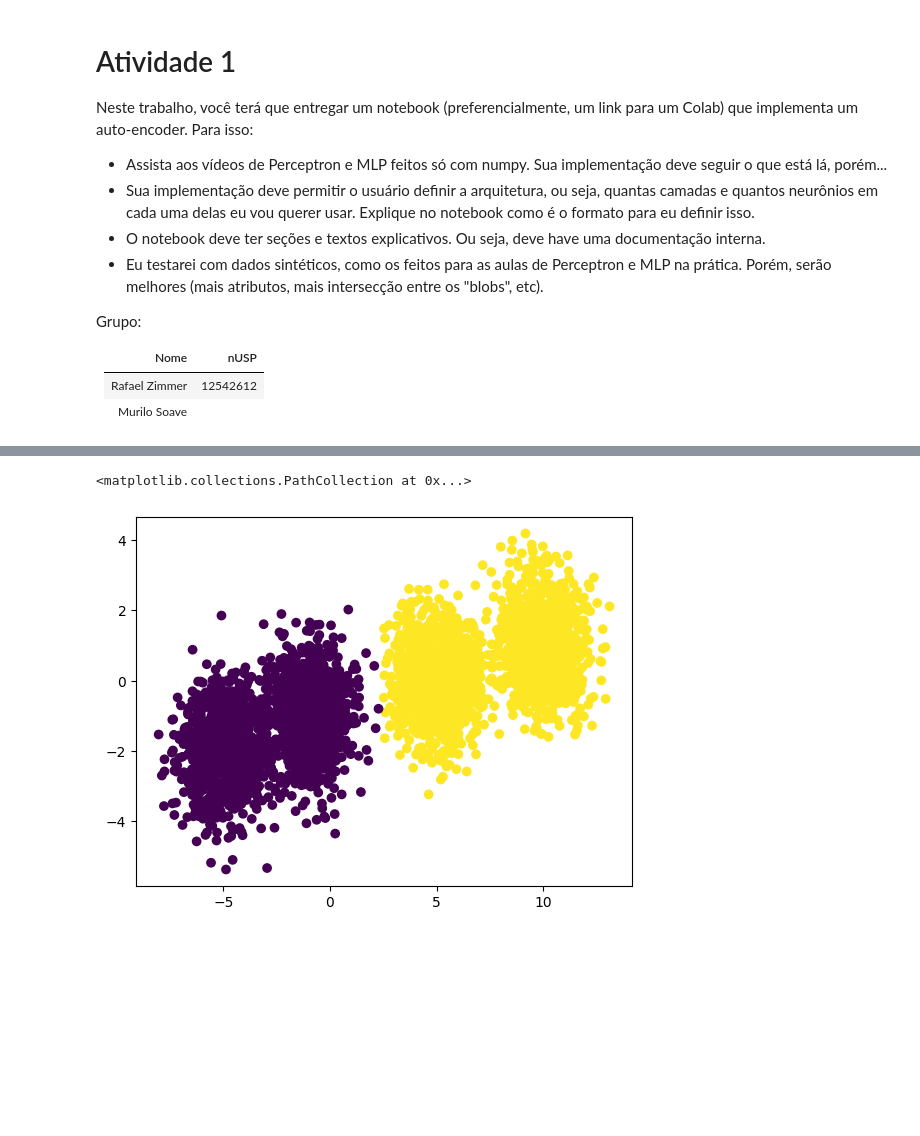
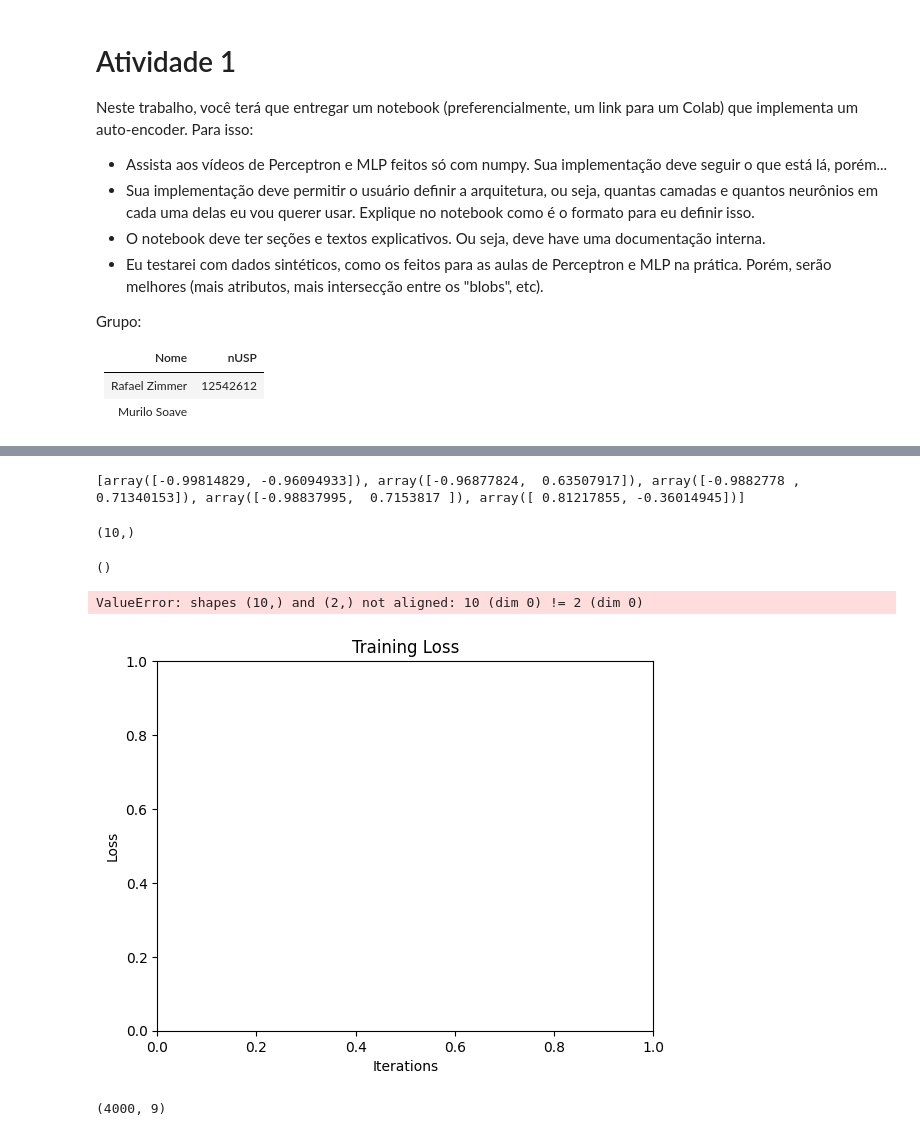
Before and after one commit to rzimmerdev/sentiment-analysis, a Jupyter notebook: atividade_1.ipynb, the cells around one changed output, grey strips where cells are left out. Drawn from its saved outputs; the diff is of its cells as text; code cells hidden in the pictures; blank space fills up the shorter version.

```diff
--- a/atividade_1.ipynb
+++ b/atividade_1.ipynb
@@ -240,7 +245,0 @@ Converged
-# %%
-pred_labels = mlp.pred(x=data[:, :2])
-labels = np.argmax(data[:, 2:], axis=1)
-plt.scatter(data[:, 0], data[:, 1], c=pred_labels)
-# %% [output]
-<matplotlib.collections.PathCollection at 0x...>
-[figure, removed]
@@ -246,0 +279,43 @@ plt.scatter(data[:, 0], data[:, 1], c=pred_labels)
+# %%
+classes = {
+    0: (1000, [(10, 1), (1, 1)]),
+    1: (1000, [(5, 1), (0, 1)]),
+    # 2: (1000, [(-1, 1), (-1, 1)]),
+    # 3: (1000, [(-5, 1), (-2, 1)]),
+}
+
+data = generate_data(classes)
+dataset = [(x[:2], x[2:]) for x in data]
+
+criterion = CrossEntropy()
+
+mlp = MLP([
+    2,  # input layer
+    10,  # hidden layer
+    2,  # output layer
+], activations=[Tanh(), Tanh()], error=criterion)
+lr = 1e-2
+
+
+print([mlp.forward(x) for x, _ in dataset[:5]])
+# %% [output]
+[array([-0.99814829, -0.96094933]), array([-0.96877824,  0.63507917]), array([-0.9882778 ,  0.71340153]), array([-0.98837995,  0.7153817 ]), array([ 0.81217855, -0.36014945])]
+# %%
+x, y = dataset[0]
+y_pred = mlp.forward(x)
+grad = mlp.error.gradient(y, y_pred)
+
+i = len(mlp.layers) - 1
+grad = grad * mlp.activations[i-1].gradient(mlp.zs[i])
+
+print(mlp.zs[i - 1].T.shape)
+
+np.dot(mlp.zs[i].T, grad).shape
+# %% [output]
+(10,)
+()
+# %%
+losses = train(dataset, mlp, criterion, lr=lr, epochs=500)
+# %% [output]
+ValueError: shapes (10,) and (2,) not aligned: 10 (dim 0) != 2 (dim 0)
+[figure, added]
@@ -246,0 +347,15 @@ plt.scatter(data[:, 0], data[:, 1], c=pred_labels)
+# %%
+# 5 columns classes
+classes = {
+    0: (1000, [(10, 1), (1, 1), (0, 1), (0, 1), (0, 1)]),
+    1: (1000, [(5, 1), (0, 1), (0, 1), (0, 1), (0, 1)]),
+    2: (1000, [(-1, 1), (-1, 1), (0, 1), (0, 1), (0, 1)]),
+    3: (1000, [(-5, 1), (-2, 1), (0, 1), (0, 1), (0, 1)]),
+}
+data = generate_data(classes)
+
+dataset = [(x[:5], x[5:]) for x in data]
+
+print(data.shape)
+# %% [output]
+(4000, 9)
```
Also changed, not shown: parts of 24 cells of this notebook, 1 other file.
